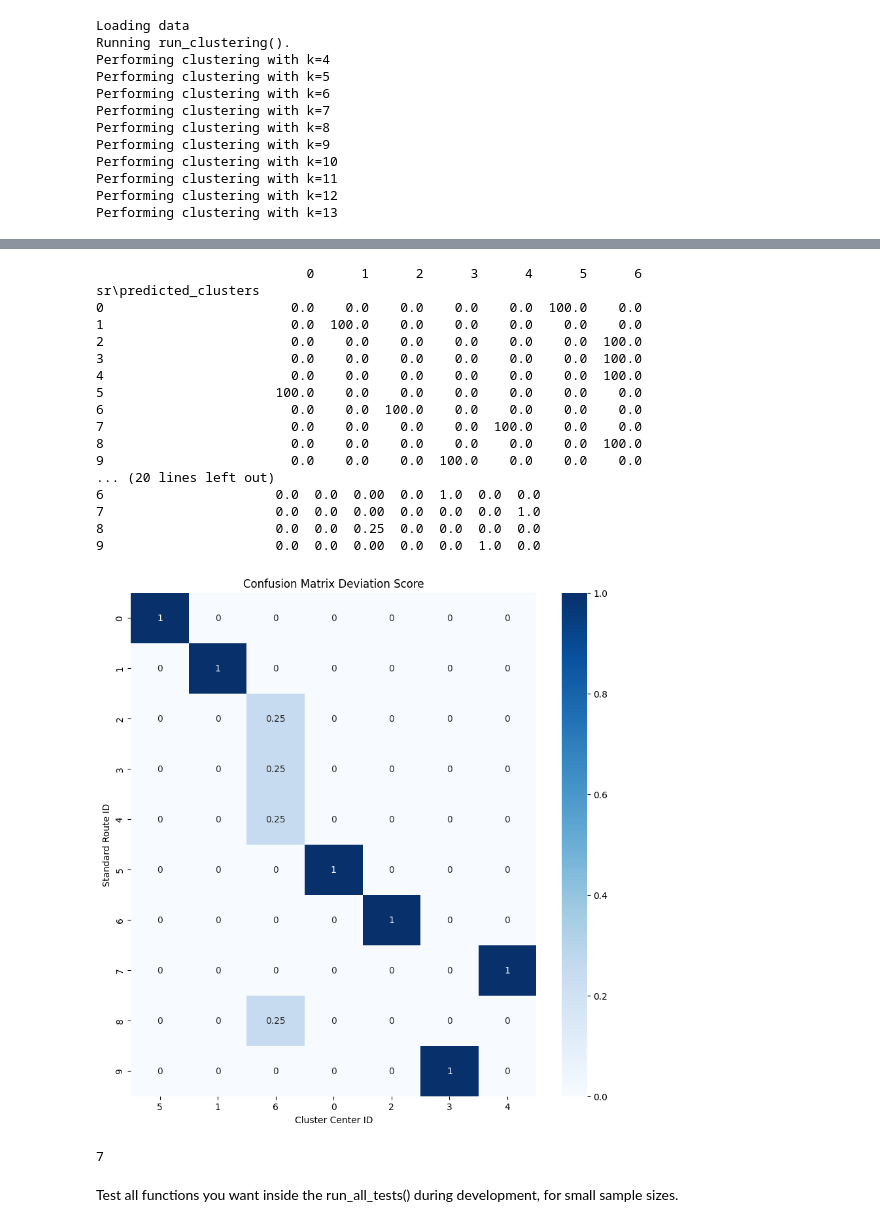
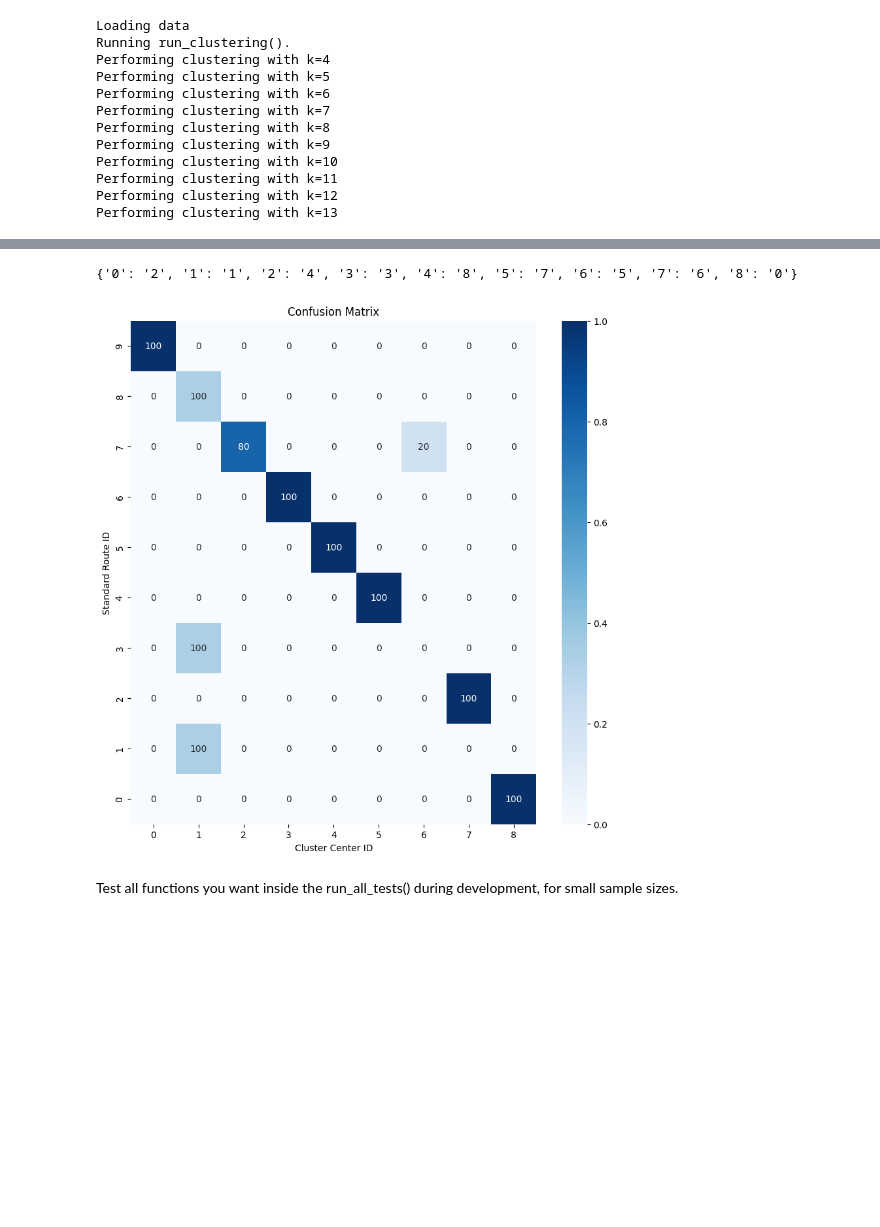
Before and after one commit to FedorTaggenbrock/data_intensive_systems, a Jupyter notebook: notebooks/main_tests_notebook.ipynb, the cells around one changed output, grey strips where cells are left out. Cells and saved outputs as stored; diff of their text form; code cells hidden in the pictures; blank space fills up the shorter version.

```diff
--- a/notebooks/main_tests_notebook.ipynb
+++ b/notebooks/main_tests_notebook.ipynb
@@ -383,29 +347,9 @@ def plot_confusion_matrix(clustered_df):
 # %%
 # Show confusion matrix
-confusion_plot = plot_confusion_matrix(clustered_data) #  indices2from_to_prods)
+confusion_plot = plot_confusion_matrix2(clustered_data) #  indices2from_to_prods)
 # %% [output]
-                           0      1      2      3      4      5      6
-sr\predicted_clusters
-0                        0.0    0.0    0.0    0.0    0.0  100.0    0.0
-1                        0.0  100.0    0.0    0.0    0.0    0.0    0.0
-2                        0.0    0.0    0.0    0.0    0.0    0.0  100.0
-3                        0.0    0.0    0.0    0.0    0.0    0.0  100.0
-4                        0.0    0.0    0.0    0.0    0.0    0.0  100.0
-5                      100.0    0.0    0.0    0.0    0.0    0.0    0.0
-6                        0.0    0.0  100.0    0.0    0.0    0.0    0.0
-7                        0.0    0.0    0.0    0.0  100.0    0.0    0.0
-8                        0.0    0.0    0.0    0.0    0.0    0.0  100.0
-9                        0.0    0.0    0.0  100.0    0.0    0.0    0.0
-... (20 lines left out)
-6                      0.0  0.0  0.00  0.0  1.0  0.0  0.0
-7                      0.0  0.0  0.00  0.0  0.0  0.0  1.0
-8                      0.0  0.0  0.25  0.0  0.0  0.0  0.0
-9                      0.0  0.0  0.00  0.0  0.0  1.0  0.0
+{'0': '2', '1': '1', '2': '4', '3': '3', '4': '8', '5': '7', '6': '5', '7': '6', '8': '0'}
-[figure, old version]
+[figure, new version]
-# %%
-best_settings['silhouette_score']['k']
-# %% [output]
-7
 # %% [markdown]
 Test all functions you want inside the run_all_tests() during development, for small sample sizes.
 # %% [markdown]
```
Also changed, not shown: parts of 6 cells of this notebook.
